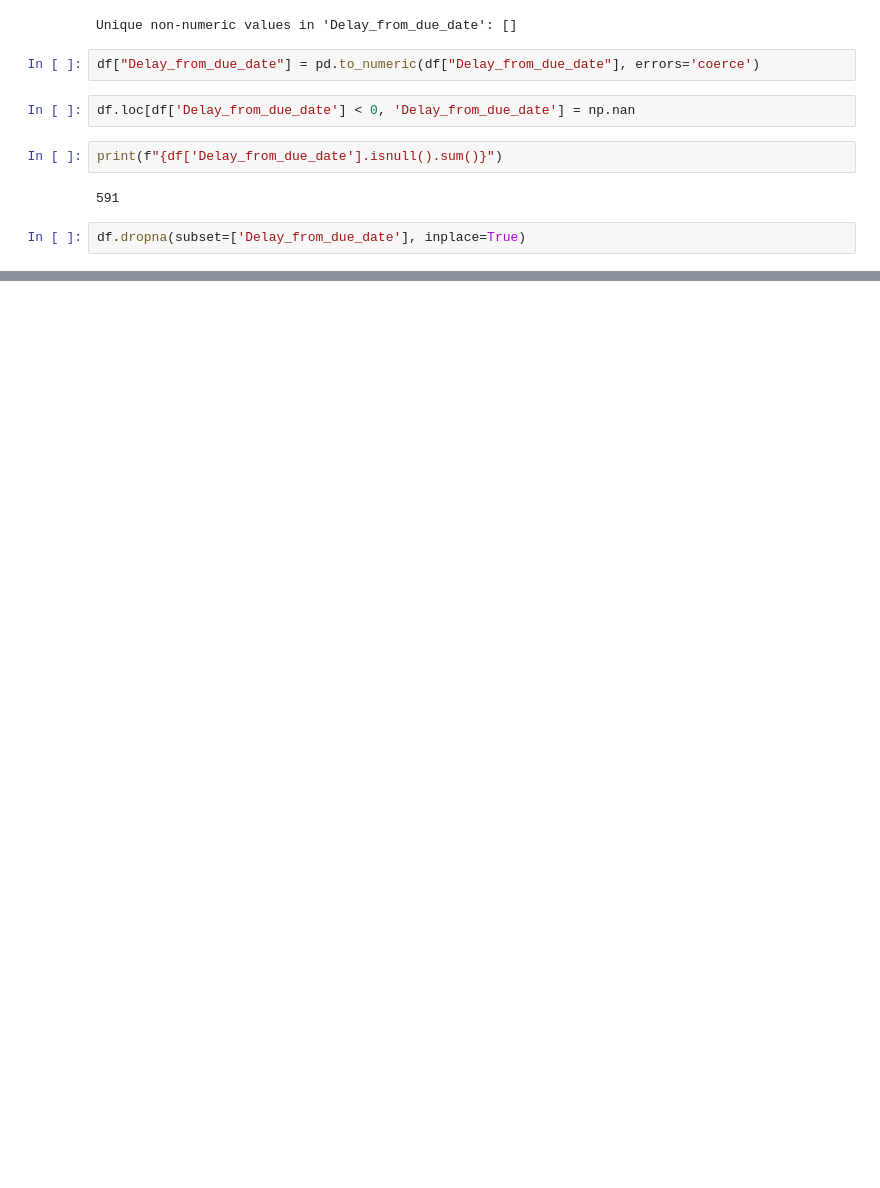
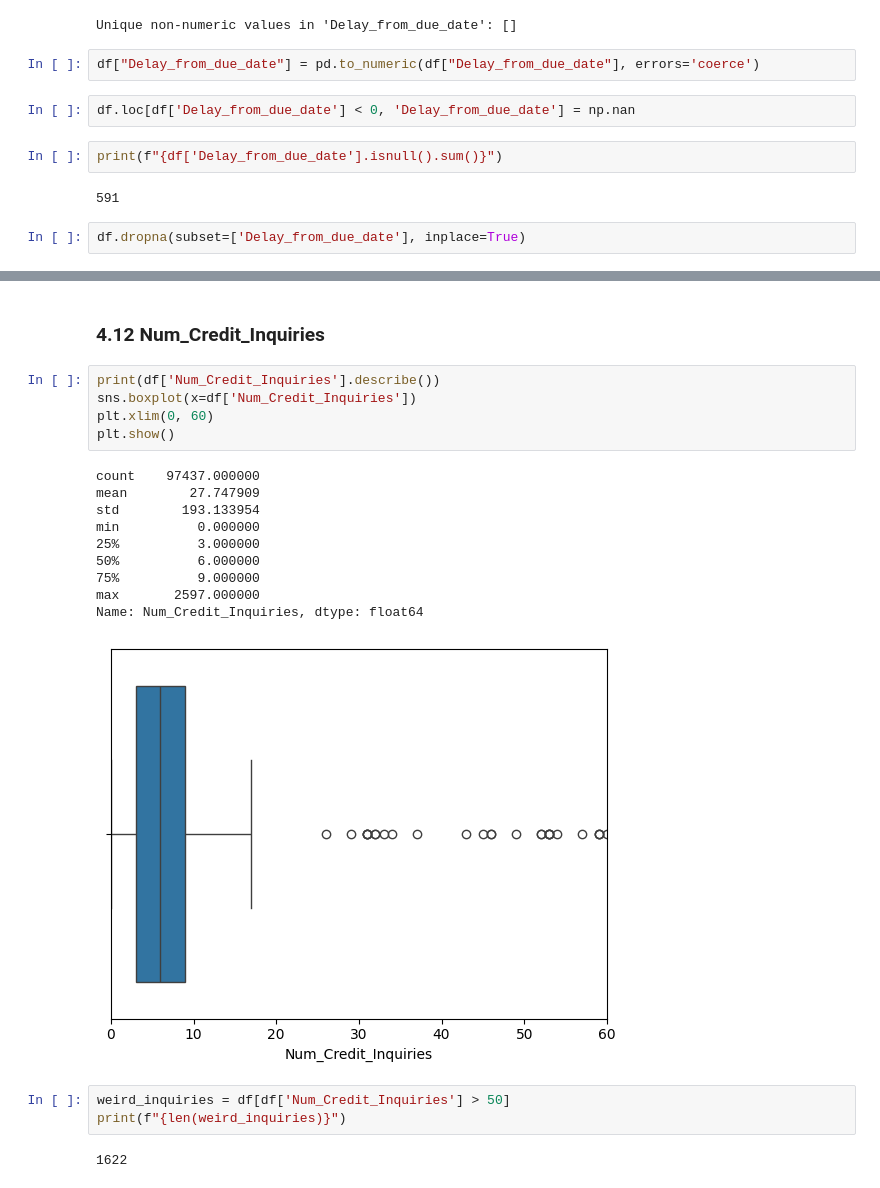
Before and after one commit to s24118-ui/ASI, a Jupyter notebook: Projekt_ASI.ipynb, the cells around one changed output, grey strips where cells are left out. Saved outputs shown, nothing was run; the diff lists cells and outputs as text; blank space fills up the shorter version.

```diff
--- a/Projekt_ASI.ipynb
+++ b/Projekt_ASI.ipynb
@@ -552,0 +719,23 @@ df.dropna(subset=['Delay_from_due_date'], inplace=True)
+# %% [markdown]
+### 4.12 Num_Credit_Inquiries
+# %%
+print(df['Num_Credit_Inquiries'].describe())
+sns.boxplot(x=df['Num_Credit_Inquiries'])
+plt.xlim(0, 60)
+plt.show()
+# %% [output]
+count    97437.000000
+mean        27.747909
+std        193.133954
+min          0.000000
+25%          3.000000
+50%          6.000000
+75%          9.000000
+max       2597.000000
+Name: Num_Credit_Inquiries, dtype: float64
+[figure, added]
+# %%
+weird_inquiries = df[df['Num_Credit_Inquiries'] > 50]
+print(f"{len(weird_inquiries)}")
+# %% [output]
+1622
```
Also changed, not shown: parts of 102 cells of this notebook.
